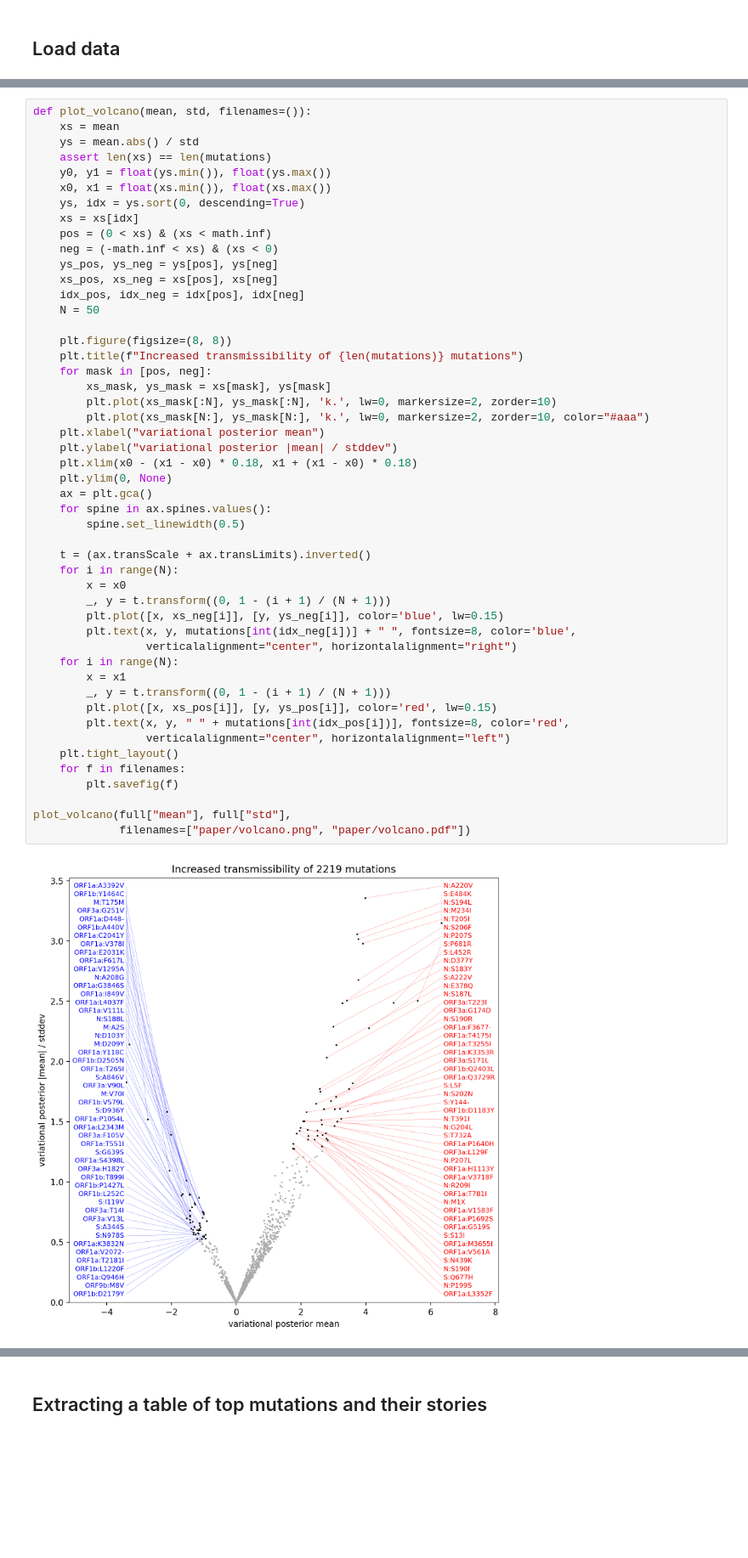
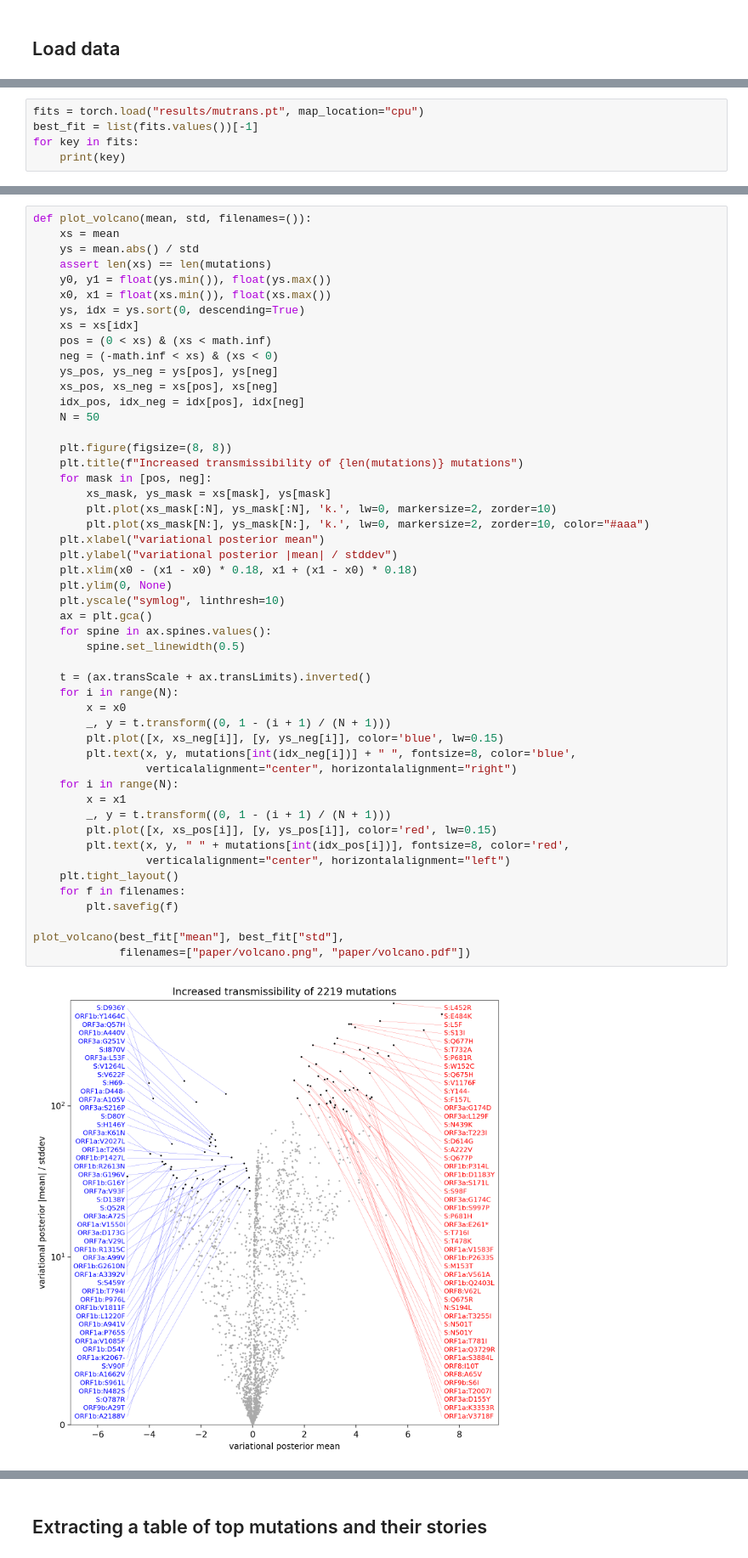
Before and after one commit to broadinstitute/pyro-cov, a Jupyter notebook: mutrans.ipynb, the cells around one changed output, grey strips where cells are left out. Shown at 85% size. Cells and saved outputs as stored; diff of their text form; blank space fills up the shorter version.

```diff
--- a/mutrans.ipynb
+++ b/mutrans.ipynb
@@ -45,0 +46,5 @@ Wall time: 9.76 s
+# %%
+fits = torch.load("results/mutrans.pt", map_location="cpu")
+best_fit = list(fits.values())[-1]
+for key in fits:
+    print(key)
@@ -217,35 +169,36 @@ def plot_volcano(mean, std, filenames=()):
         xs_mask, ys_mask = xs[mask], ys[mask]
         plt.plot(xs_mask[:N], ys_mask[:N], 'k.', lw=0, markersize=2, zorder=10)
         plt.plot(xs_mask[N:], ys_mask[N:], 'k.', lw=0, markersize=2, zorder=10, color="#aaa")
     plt.xlabel("variational posterior mean")
     plt.ylabel("variational posterior |mean| / stddev")
     plt.xlim(x0 - (x1 - x0) * 0.18, x1 + (x1 - x0) * 0.18)
     plt.ylim(0, None)
+    plt.yscale("symlog", linthresh=10)
     ax = plt.gca()
     for spine in ax.spines.values():
         spine.set_linewidth(0.5)
 
     t = (ax.transScale + ax.transLimits).inverted()
     for i in range(N):
         x = x0
         _, y = t.transform((0, 1 - (i + 1) / (N + 1)))
         plt.plot([x, xs_neg[i]], [y, ys_neg[i]], color='blue', lw=0.15)
         plt.text(x, y, mutations[int(idx_neg[i])] + " ", fontsize=8, color='blue',
                  verticalalignment="center", horizontalalignment="right")
     for i in range(N):
         x = x1
         _, y = t.transform((0, 1 - (i + 1) / (N + 1)))
         plt.plot([x, xs_pos[i]], [y, ys_pos[i]], color='red', lw=0.15)
         plt.text(x, y, " " + mutations[int(idx_pos[i])], fontsize=8, color='red',
                  verticalalignment="center", horizontalalignment="left")
     plt.tight_layout()
     for f in filenames:
         plt.savefig(f)
 
-plot_volcano(full["mean"], full["std"],
+plot_volcano(best_fit["mean"], best_fit["std"],
              filenames=["paper/volcano.png", "paper/volcano.pdf"])
 # %% [output]
-[figure, old version]
+[figure, new version]
 # %%
 from pyrocov.sarscov2 import GENE_TO_POSITION, aa_mutation_to_position
 
```
Also changed, not shown: parts of 19 cells of this notebook, 1 other file.
